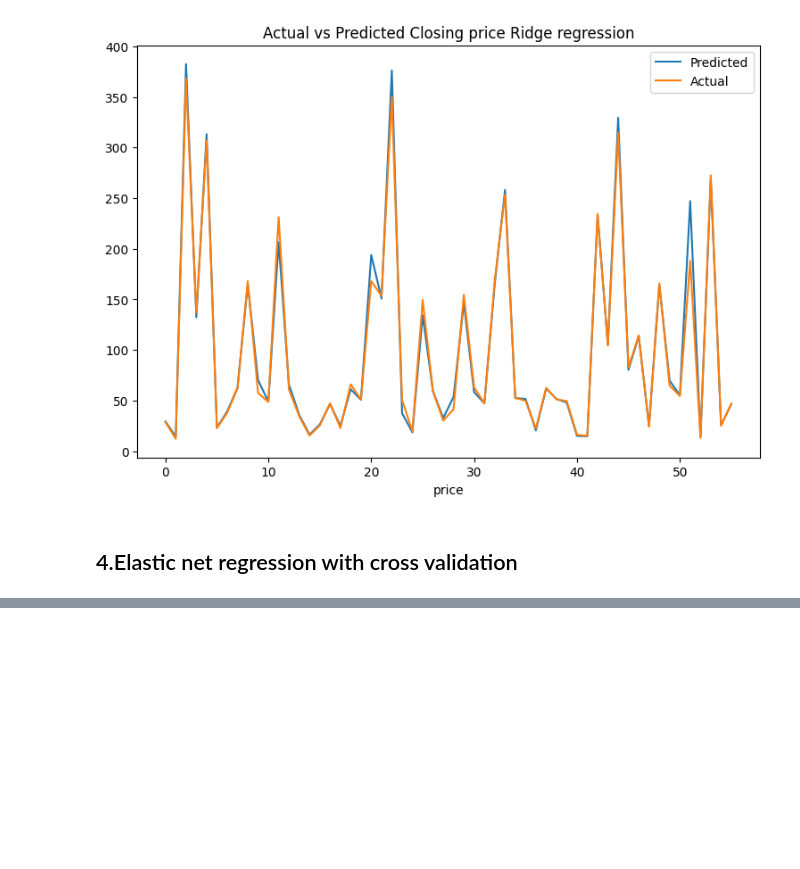
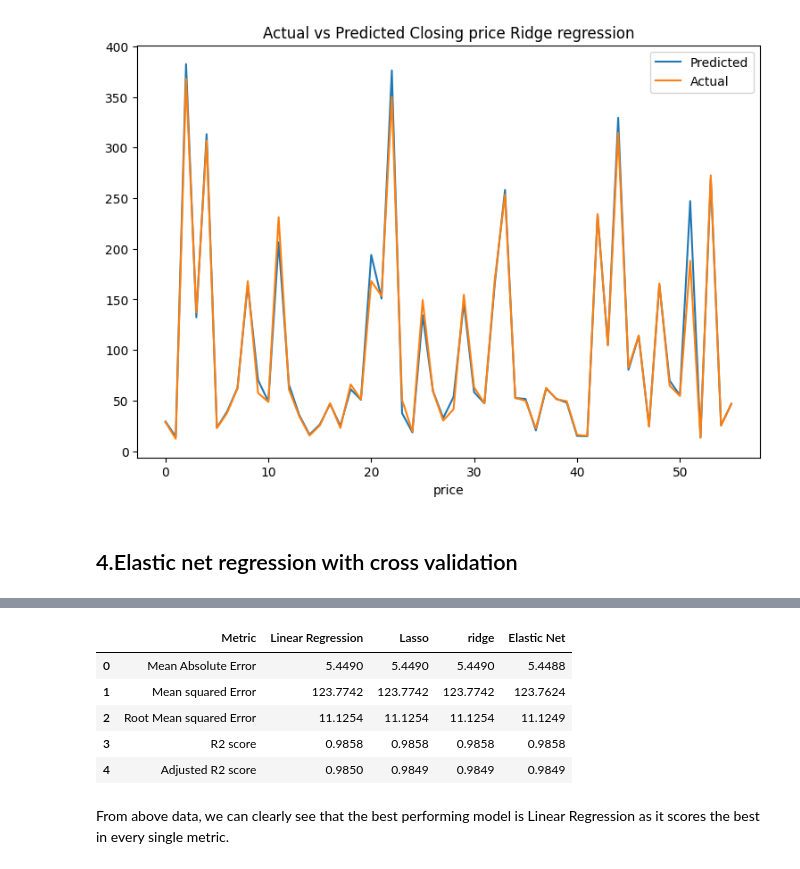
Before and after one commit to Priyamadke/ml_Yes_bank_closing_price_prediction, a Jupyter notebook: ml_last_project_reg.ipynb, the cells around one changed output, grey strips where cells are left out. Drawn from its saved outputs; the diff is of its cells as text; code cells hidden in the pictures; blank space fills up the shorter version.

```diff
--- a/ml_last_project_reg.ipynb
+++ b/ml_last_project_reg.ipynb
@@ -16,7 +18,3 @@ import matplotlib.pyplot as plt
 %matplotlib inline
 # %% [markdown]
 #Let's begin
-# %%
-# here we load the data
-df=pd.read_csv(r'C:\Users\HP\Downloads\data_YesBank_StockPrices.csv')
-df.head(5)               # first five view of dataset.
@@ -29,0 +21,21 @@ df.head(5)               # first five view of dataset.
+# %%
+import warnings
+warnings.filterwarnings('ignore')
+#reading the csv dataset either from the local path or from the github repository...
+# Data Loading...
+import os
+def find_file(file_name, folder="."):
+    for root, dirs, files in os.walk(folder):
+        if file_name in files:
+            return os.path.join(root, file_name)
+    return None
+
+file_path = find_file("data_YesBank_StockPrices.csv")
+if file_path:
+    print(f"File found at: {file_path}")
+    df = pd.read_csv(file_path)
+    print("Data loaded successfully from local path.")
+else:
+    print("File not found in the current folder. Reading data from GITHUB repo ==> ")
+    df = pd.read_csv("https://raw.githubusercontent.com/Priyamadke/ml_Yes_bank_closing_price_prediction/main/data_YesBank_StockPrices.csv")
+    print("Data loaded successfully from GITHUB repo.")
@@ -418,7 +442,7 @@ linear_regression_list={'Mean Absolute Error' : MAE_linear,'Mean squared Error'
 # converting above dict into dataframe.
 import pandas as pd
 
-df=pd.DataFrame.from_dict(linear_regression_list,orient='index').reset_index()           con
+df=pd.DataFrame.from_dict(linear_regression_list,orient='index').reset_index()
 df
 # %% [output]
 |  | index | 0 |
@@ -634,7 +687,7 @@ print("Adjusted R2 score: ", Adjusted_R2_elastic_net)
 # %%
 # storing these metrics in our dataframe.
 elastic_net_metric_list = [MAE_elastic_net,MSE_elastic_net,RMSE_elastic_net,R2_elastic_net,Adjusted_R2_elastic_net]
-metric_df['Elastic Net'] = elastic_net_metric_list
+df['Elastic Net'] = elastic_net_metric_list
 # %%
 # Now let us plot the actual and predicted target variables values.
 plt.figure(figsize=(9,5))
@@ -646,6 +702,15 @@ plt.title("Actual vs Predicted Closing price Elastic Net regression")
 # %%
 # comparing the performance of all models that we have implemented.
-metric_df
+df
+# %% [output]
+|  | Metric | Linear Regression | Lasso | ridge | Elastic Net |
+| 0 | Mean Absolute Error | 5.4490 | 5.4490 | 5.4490 | 5.4488 |
+| 1 | Mean squared Error | 123.7742 | 123.7742 | 123.7742 | 123.7624 |
+| 2 | Root Mean squared Error | 11.1254 | 11.1254 | 11.1254 | 11.1249 |
+| 3 | R2 score | 0.9858 | 0.9858 | 0.9858 | 0.9858 |
+| 4 | Adjusted R2 score | 0.9850 | 0.9849 | 0.9849 | 0.9849 |
+# %% [markdown]
+From above data, we can clearly see that the best performing model is Linear Regression as it scores the best in every single metric.
 # %%
 # Plotting the predicted values of all the models against the true values.
 plt.figure(figsize=(16,8))
```
Also changed, not shown: parts of 17 cells of this notebook, 1 other file.
